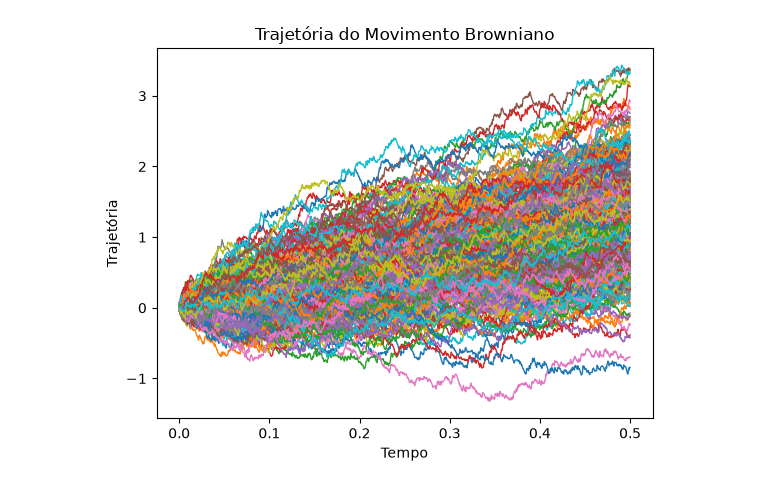
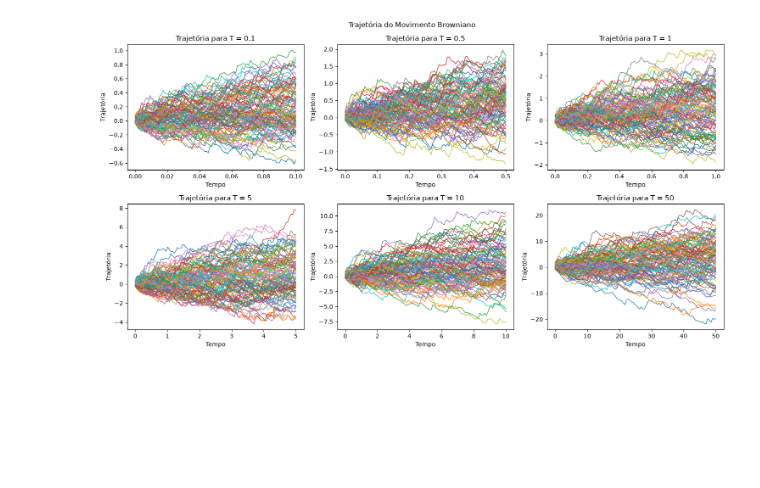
Before and after one commit to SilverPhone784/Trabalho-de-Programacao-Estatistica, a Jupyter notebook: Questao_1.ipynb, the cells around one changed output. Saved outputs shown, nothing was run; the diff lists cells and outputs as text; code cells hidden in the pictures; blank space fills up the shorter version.

Commit message:
Finalizando simulações, histogramas e análises

```diff
--- a/Questao_1.ipynb
+++ b/Questao_1.ipynb
@@ -4,6 +5,9 @@ import matplotlib.pyplot as plt
 np.random.seed(3)
+# %%
+#Valores diferentes de T para analisar o seu efeito
+valores_t = [ 0.1, 0.5, 1 , 5, 10, 50]
 # %%
-#Gerando a Normal Zk
+#Gerando um valor Zk da Normal
 
 def Normal(mi,sigma2):
     u = np.random.uniform()
@@ -11,29 +15,39 @@ def Normal(mi,sigma2):
     t = -np.log(u)
     x = np.sqrt(2*t)*np.cos(u_2pi)
 
-    return sigma2*x + mi
+    return np.sqrt(sigma2)*x + mi
 # %%
-t = .5
-n = 1000
-dt = t/n
-time = np.linspace(0,t,n)
+plt.figure(figsize=(15,8))
+posicao = 1
 
-simulacoes = 300
-for i in range(simulacoes):
-    x = 0
-    trajetoria = []
+for t in valores_t:
+    plt.subplot(2,3,posicao)
+    posicao += 1
 
-    for k in range(n):
-        x = x + np.sqrt(dt)*Normal(0,1)
-        trajetoria.append(x)
+    n = 100
+    dt = t/n
+    time = np.linspace(0,t,n)
 
-    plt.plot(time, trajetoria, linewidth = 1)
+    simulacoes = 100
+    todas_trajetorias = []
+    for i in range(simulacoes):
+        x = 0
+        trajetoria = []
+
+        for k in range(n):
+            x = x + np.sqrt(dt)*Normal(0,1)
+            trajetoria.append(x)
+        todas_trajetorias.append(trajetoria)
+    for j in range(simulacoes):
+        plt.plot(time, todas_trajetorias[j], linewidth = 1)
 
 
-plt.xlabel('Tempo')
-plt.ylabel('Trajetória')
-plt.title('Trajetória do Movimento Browniano')
+    plt.xlabel('Tempo')
+    plt.ylabel('Trajetória')
+    plt.title(f'Trajetória para T = {t}')
+plt.suptitle('Trajetória do Movimento Browniano')
+plt.tight_layout()
 plt.show()
 # %% [output]
-[figure, old version]
+[figure, new version]
 # %%
```
Also changed, not shown: parts of 6 cells of this notebook.
